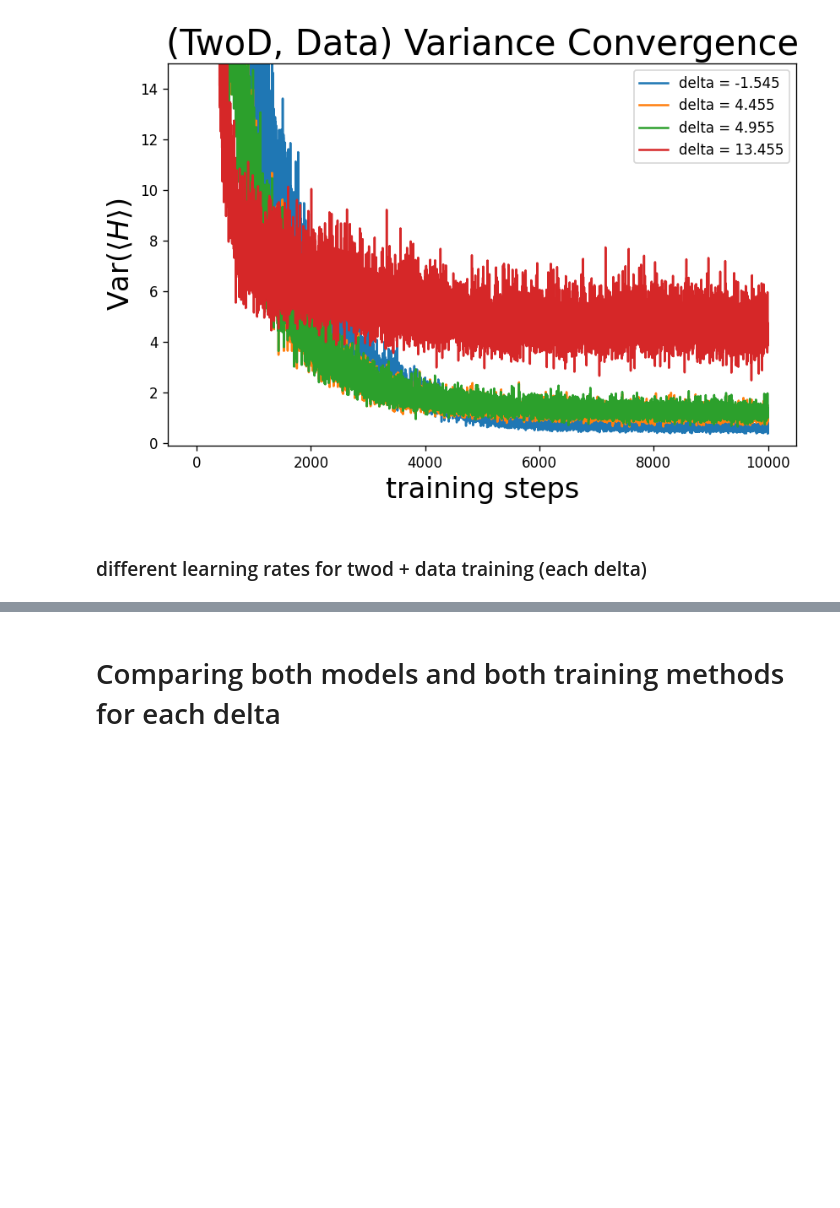
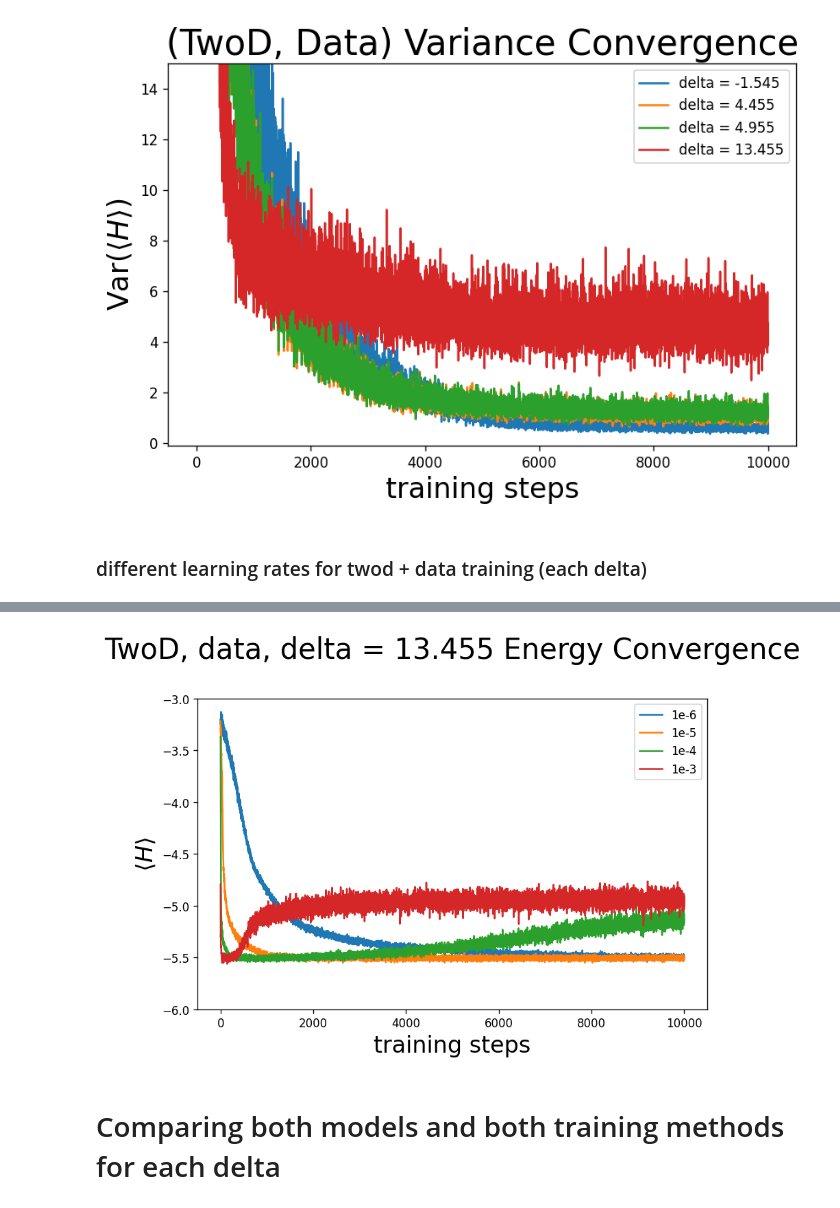
Before and after one commit to slattekr/RydbergStateReReconstruction, a Jupyter notebook: Main/KZ_notebooks/Experiments Round 1 (all delta values).ipynb, the cells around one changed output, grey strips where cells are left out. Cells and saved outputs as stored; diff of their text form; code cells hidden in the pictures; blank space fills up the shorter version.

```diff
--- a/Main/KZ_notebooks/Experiments Round 1 (all delta values).ipynb
+++ b/Main/KZ_notebooks/Experiments Round 1 (all delta values).ipynb
@@ -270,3 +342,17 @@ plt.show()
+# %%
+fig = plt.figure(1,figsize=(8,5), dpi=120, facecolor='w', edgecolor='k')
+plt.plot(np.arange(len(lr6_highdelta_e)),lr6_highdelta_e,label='1e-6')
+plt.plot(np.arange(len(lr5_highdelta_e)),lr5_highdelta_e,label='1e-5')
+plt.plot(np.arange(len(lr4_highdelta_e)),lr4_highdelta_e,label='1e-4')
+plt.plot(np.arange(len(lr3_highdelta_e)),lr3_highdelta_e,label='1e-3')
+plt.legend()
+plt.ylim(-6,-3)
+plt.title('TwoD, data, delta = 13.455 Energy Convergence\n',fontsize=25)
+plt.ylabel('$\\langle H \\rangle$',fontsize=20)
+plt.xlabel('training steps',fontsize=20)
+plt.show()
+# %% [output]
+[figure, added]
 # %% [markdown]
 # Comparing both models and both training methods for each delta
 # %% [markdown]
```
Also changed, not shown: parts of 4 cells of this notebook.
